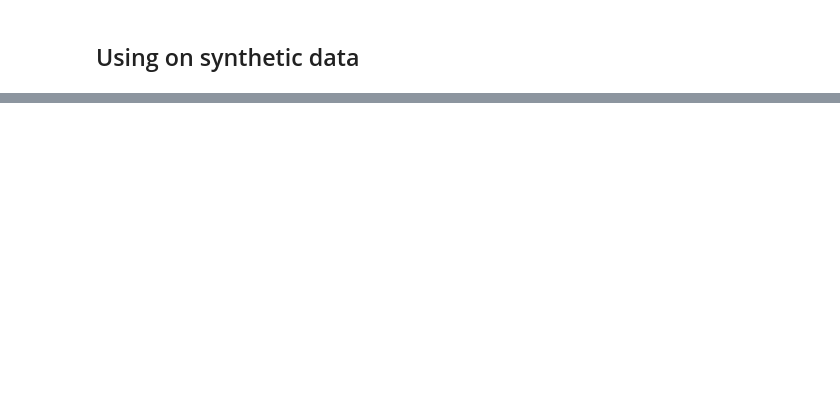
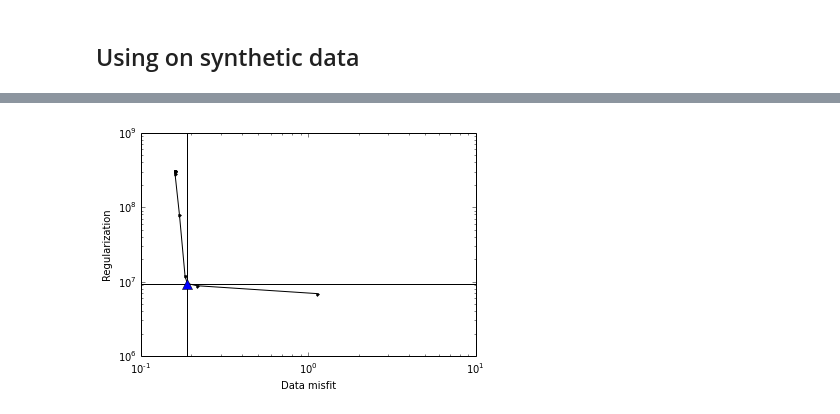
Before and after one commit to leouieda/scipy2014, a Jupyter notebook: poster_summary.ipynb, the cells around one changed output, grey strips where cells are left out. Cells and saved outputs as stored; diff of their text form; code cells hidden in the pictures; blank space fills up the shorter version.

```diff
--- a/poster_summary.ipynb
+++ b/poster_summary.ipynb
@@ -86,0 +160,4 @@ mpl.gca().invert_yaxis()
+# %%
+lc.plot_lcurve()
+# %% [output]
+[figure, added]
```
Also changed, not shown: parts of 13 cells of this notebook.
